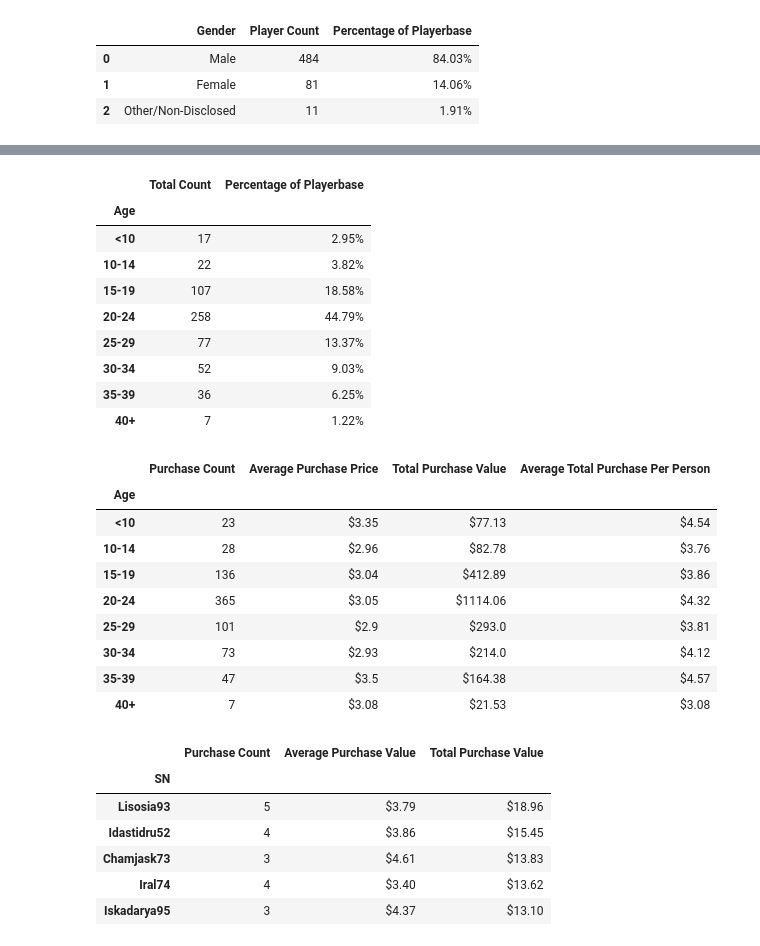
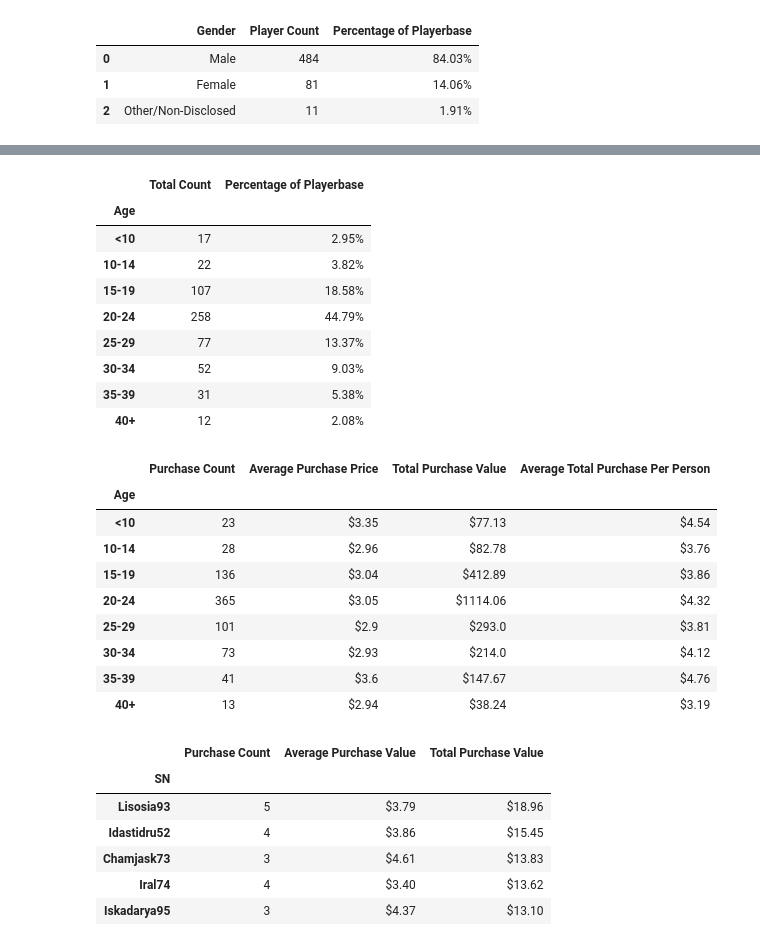
Before and after one commit to CharlesPBiggar/Heroes-of-PyMoli, a Jupyter notebook: Heroes_Of_Pymoli_CPB.ipynb, the cells around one changed output, grey strips where cells are left out. Drawn from its saved outputs; the diff is of its cells as text; code cells hidden in the pictures.

```diff
--- a/Heroes_Of_Pymoli_CPB.ipynb
+++ b/Heroes_Of_Pymoli_CPB.ipynb
@@ -103,7 +103,7 @@ gender_purchase_analysis_df
 | 2 | Other/Non-Disclosed | 15 | $3.35 | $50.19 | $4.56 |
 # %%
 # Create the bins for Age Demographics
-bins = [0, 9, 14, 19, 24, 29, 34, 40, 100]
+bins = [0, 9, 14, 19, 24, 29, 34, 39, 100]
 #labels for bins
 age_labels = ["<10", "10-14", "15-19", "20-24", "25-29", "30-34", "35-39", "40+"]
 game_data["Age Demo"] = pd.cut(game_data["Age"], bins, labels=age_labels)
@@ -127,35 +127,35 @@ age_20to24_pct = round((age_20to24_count/total_players*100), 2)
 age_25to29 = game_data.loc[game_data["Age Demo"] == "25-29", :]
 age_25to29_count = len(age_25to29["SN"].unique())
 age_25to29_pct = round((age_25to29_count/total_players*100), 2)
 #30-34
 age_30to34 = game_data.loc[game_data["Age Demo"] == "30-34", :]
 age_30to34_count = len(age_30to34["SN"].unique())
 age_30to34_pct = round((age_30to34_count/total_players*100), 2)
 #35-39
 age_35to39 = game_data.loc[game_data["Age Demo"] == "35-39", :]
 age_35to39_count = len(age_35to39["SN"].unique())
 age_35to39_pct = round((age_35to39_count/total_players*100), 2)
 #40+
 age_40andup = game_data.loc[game_data["Age Demo"] == "40+", :]
 age_40andup_count = len(age_40andup["SN"].unique())
 age_40andup_pct = round((age_40andup_count/total_players*100), 2)
 #create new DF to store results
 age_demo_df = pd.DataFrame({
                     "Age":["<10", "10-14", "15-19", "20-24", "25-29", "30-34", "35-39", "40+"],
                     "Total Count":[age_under10_count,age_10to14_count, age_15to19_count, age_20to24_count, age_25to29_count, age_30to34_count, age_35to39_count, age_40andup_count ],
                     "Percentage of Playerbase":[str(age_under10_pct) + "%", str(age_10to14_pct) + "%", str(age_15to19_pct) + "%", str(age_20to24_pct) + "%", str(age_25to29_pct) + "%", str(age_30to34_pct) + "%", str(age_35to39_pct) + "%", str(age_40andup_pct) + "%"]})
 age_demo_df.set_index("Age")
 # %% [output]
 |  | Total Count | Percentage of Playerbase |
 | Age |  |  |
 | <10 | 17 | 2.95% |
 | 10-14 | 22 | 3.82% |
 | 15-19 | 107 | 18.58% |
 | 20-24 | 258 | 44.79% |
 | 25-29 | 77 | 13.37% |
 | 30-34 | 52 | 9.03% |
-| 35-39 | 36 | 6.25% |
-| 40+ | 7 | 1.22% |
+| 35-39 | 31 | 5.38% |
+| 40+ | 12 | 2.08% |
 # %%
 #Purchase Analysis By Age Group
 #<10
@@ -215,8 +215,8 @@ age_purchase_analysis_df.set_index("Age")
 | 20-24 | 365 | $3.05 | $1114.06 | $4.32 |
 | 25-29 | 101 | $2.9 | $293.0 | $3.81 |
 | 30-34 | 73 | $2.93 | $214.0 | $4.12 |
-| 35-39 | 47 | $3.5 | $164.38 | $4.57 |
-| 40+ | 7 | $3.08 | $21.53 | $3.08 |
+| 35-39 | 41 | $3.6 | $147.67 | $4.76 |
+| 40+ | 13 | $2.94 | $38.24 | $3.19 |
 # %%
 #finding top spenders
 top_spenders_df = game_data[["SN", "Price"]]
```
Also changed, not shown: parts of 1 cell of this notebook.
